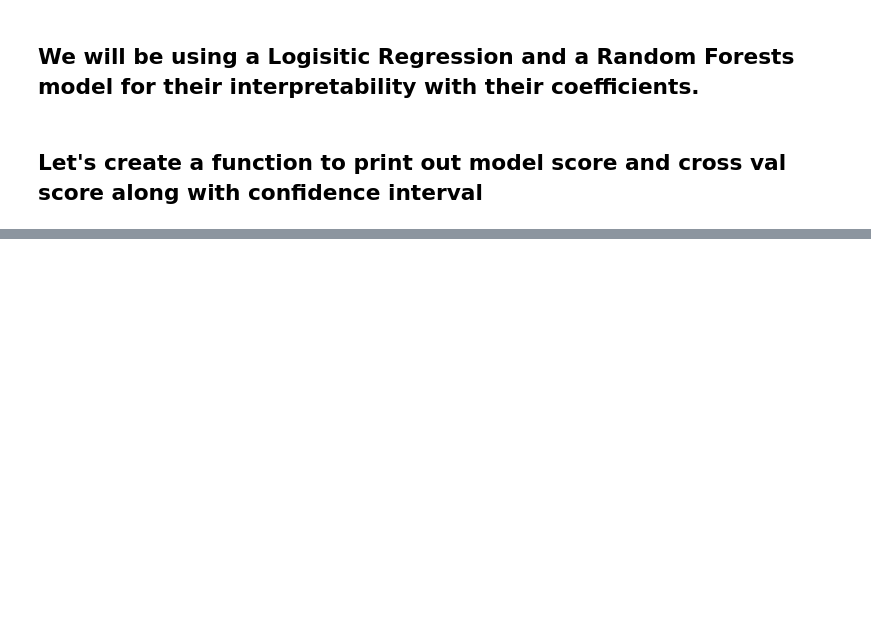
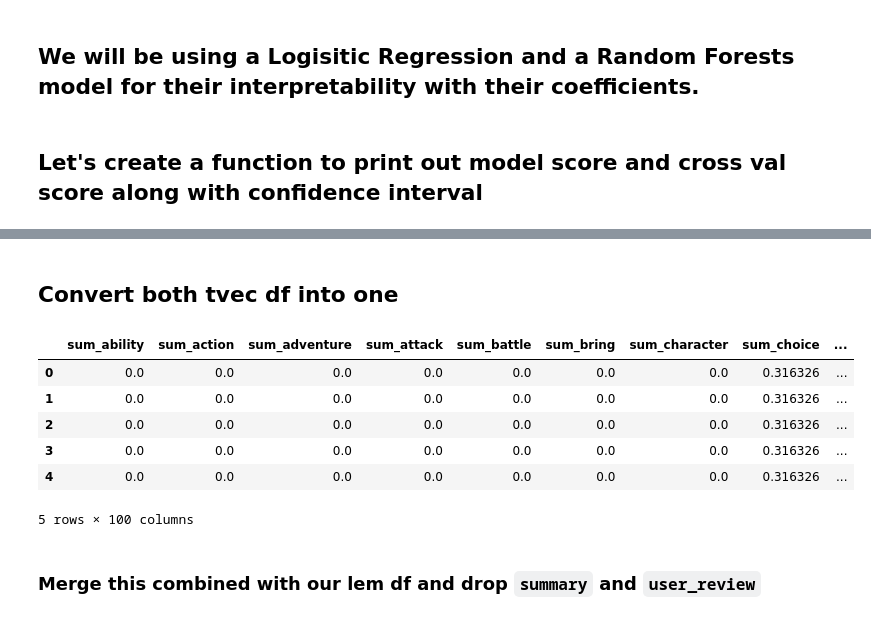
Before and after one commit to Ftrejo23/Capstone_Project_WIP, a Jupyter notebook: code/05_Modeling.ipynb, the cells around one changed output, grey strips where cells are left out. Cells and saved outputs as stored; diff of their text form; code cells hidden in the pictures; blank space fills up the shorter version.

```diff
--- a/code/05_Modeling.ipynb
+++ b/code/05_Modeling.ipynb
@@ -53,0 +398,3 @@ def model_scores(cv_scores, model, X, y, model_name):
+# %%
+%%time
+lem['lemmatized_summary'] = [ ' '.join([word.lemma_ for word in nlp(summ)]) for summ in lem.summary]
@@ -53,0 +411,15 @@ def model_scores(cv_scores, model, X, y, model_name):
+# %%
+# add several words that we want to ommit to stop words
+my_stop_words = text.ENGLISH_STOP_WORDS.union(['game', 'games', 'make',
+                                               'makes', 'im', 'ive', 'que', 'el',
+                                               'en', 'es', 'like', 'just', 'la', 'juego'])
+
+tvec_2 = TfidfVectorizer(stop_words=my_stop_words,
+                       strip_accents='ascii',
+                       lowercase=True,
+                       max_features=50,
+                       norm='l2',
+                       max_df=0.9,
+                       smooth_idf=True)
+
+tvec_2.fit(lem['lemmatized_summary'])
@@ -53,0 +437,4 @@ def model_scores(cv_scores, model, X, y, model_name):
+# %%
+df_lem_summary_tvec = pd.DataFrame(tvec_2.transform(lem['lemmatized_summary']).todense(),
+                                       columns=tvec_2.get_feature_names())
+df_lem_summary_tvec.head(2)
@@ -53,0 +446,18 @@ def model_scores(cv_scores, model, X, y, model_name):
+# %% [markdown]
+## Convert both tvec df into one
+# %%
+# change the name of summary tvec df to be able to join
+df_lem_summary_tvec.columns = ['sum_' + col for col in df_lem_summary_tvec.columns]
+# %%
+combined_df = df_lem_summary_tvec.join(df_lem_user_review_tvec)
+combined_df.head()
+# %% [output]
+|  | sum_ability | sum_action | sum_adventure | sum_attack | sum_battle | sum_bring | sum_character | sum_choice | ... |
+| 0 | 0.0 | 0.0 | 0.0 | 0.0 | 0.0 | 0.0 | 0.0 | 0.316326 | ... |
+| 1 | 0.0 | 0.0 | 0.0 | 0.0 | 0.0 | 0.0 | 0.0 | 0.316326 | ... |
+| 2 | 0.0 | 0.0 | 0.0 | 0.0 | 0.0 | 0.0 | 0.0 | 0.316326 | ... |
+| 3 | 0.0 | 0.0 | 0.0 | 0.0 | 0.0 | 0.0 | 0.0 | 0.316326 | ... |
+| 4 | 0.0 | 0.0 | 0.0 | 0.0 | 0.0 | 0.0 | 0.0 | 0.316326 | ... |
+5 rows × 100 columns
+# %% [markdown]
+### Merge this combined with our lem df and drop `summary` and `user_review`
```
Also changed, not shown: parts of 71 cells of this notebook.
